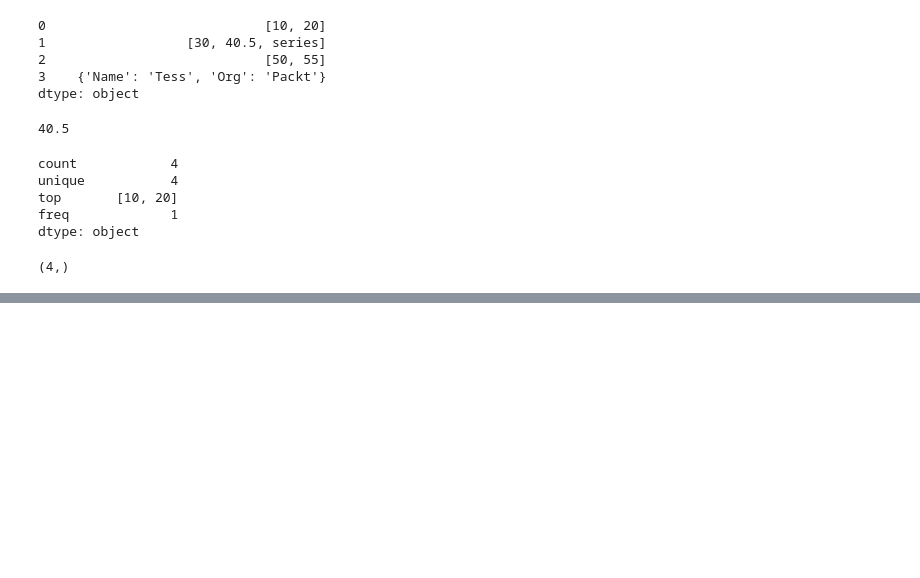
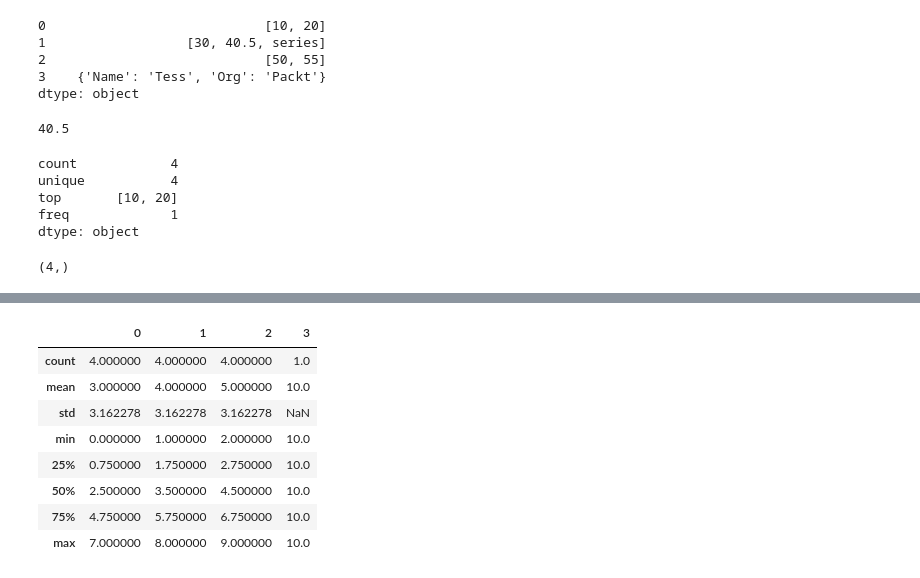
Before and after one commit to valstay17/CURSO-PYTHON, a Jupyter notebook: Seccio1.ipynb, the cells around one changed output, grey strips where cells are left out. Saved outputs shown, nothing was run; the diff lists cells and outputs as text; code cells hidden in the pictures; blank space fills up the shorter version.

```diff
--- a/Seccio1.ipynb
+++ b/Seccio1.ipynb
@@ -108,0 +161,5 @@ df
+# %%
+l1 = [(0, 1, 2), (1, 2, 3), (4, 5, 6), (7, 8, 9,10)]
+df12 = pd.DataFrame(data=l1)
+print(df12.shape)
+df12
@@ -108,0 +195,12 @@ df
+# %%
+df12.describe()
+# %% [output]
+|  | 0 | 1 | 2 | 3 |
+| count | 4.000000 | 4.000000 | 4.000000 | 1.0 |
+| mean | 3.000000 | 4.000000 | 5.000000 | 10.0 |
+| std | 3.162278 | 3.162278 | 3.162278 | NaN |
+| min | 0.000000 | 1.000000 | 2.000000 | 10.0 |
+| 25% | 0.750000 | 1.750000 | 2.750000 | 10.0 |
+| 50% | 2.500000 | 3.500000 | 4.500000 | 10.0 |
+| 75% | 4.750000 | 5.750000 | 6.750000 | 10.0 |
+| max | 7.000000 | 8.000000 | 9.000000 | 10.0 |
```
Also changed, not shown: parts of 48 cells of this notebook.
